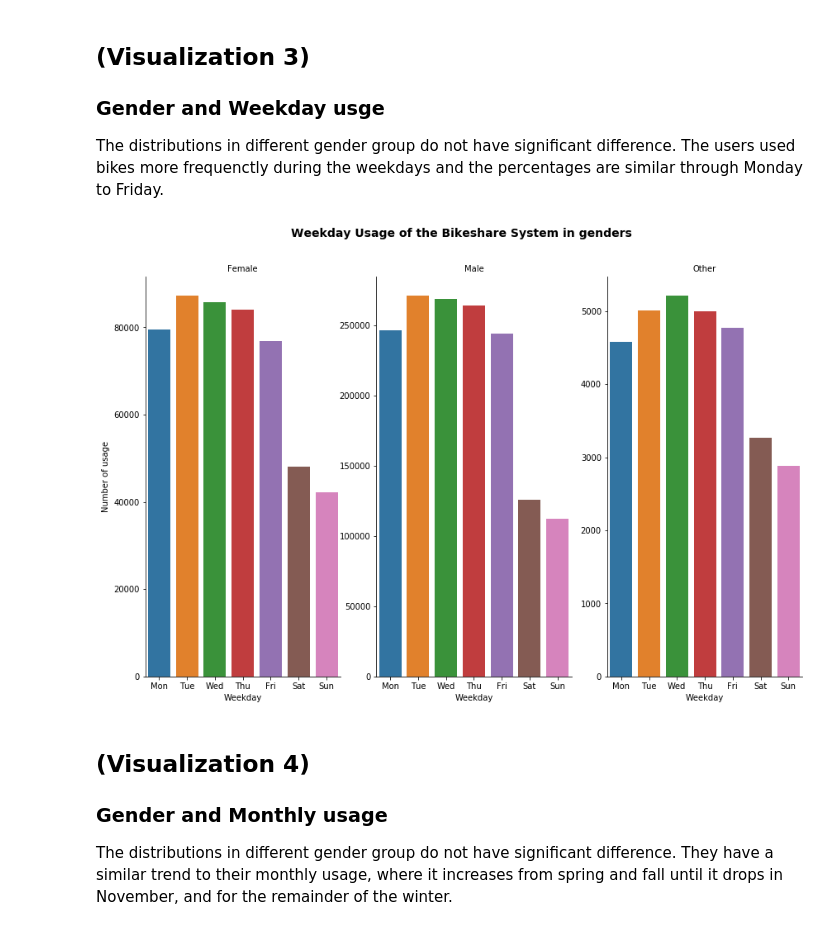
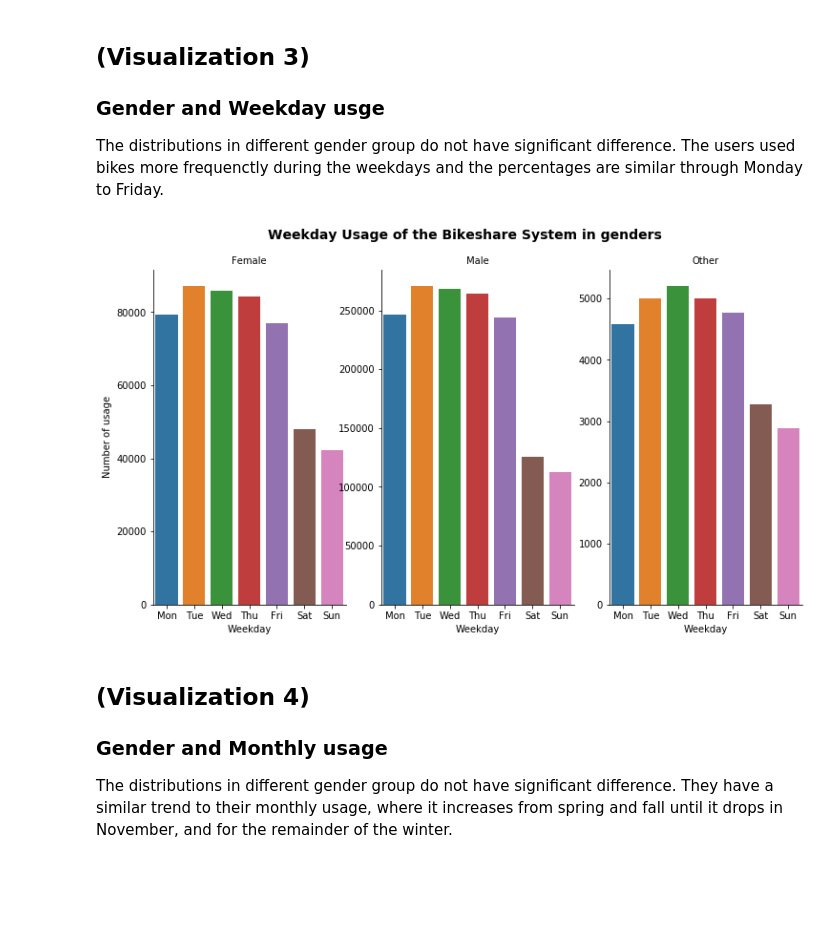
Before and after one commit to xc2496/Data-Visualization-a-bike-sharing-system, a Jupyter notebook: slide_deck_Xiaowen.ipynb, the cells around one changed output. Drawn from its saved outputs; the diff is of its cells as text; code cells hidden in the pictures; blank space fills up the shorter version.

```diff
--- a/slide_deck_Xiaowen.ipynb
+++ b/slide_deck_Xiaowen.ipynb
@@ -120,14 +121,15 @@ plt.gcf().set_size_inches(11.7, 8.27)
 
 The distributions in different gender group do not have significant difference. The users used bikes more frequenctly during the weekdays and the percentages are similar through Monday to Friday.
 # %%
+
 week = ['Mon', 'Tue', 'Wed', 'Thu', 'Fri', 'Sat', 'Sun']
 g = sb.catplot(data=bike, x='start_time_weekday', col="member_gender", kind='count', sharey = False, order = week)
 g.set_axis_labels("Weekday", "Number of usage")
 g.set_titles("{col_name}")
 g.fig.suptitle('Weekday Usage of the Bikeshare System in genders', y=1.03, fontsize=14, fontweight='semibold');
-plt.gcf().set_size_inches(11.7, 8.27)
+plt.gcf().set_size_inches(10, 6)
 # %% [output]
-[figure, old version]
+[figure, new version]
 # %% [markdown]
 ## (Visualization 4)
 ### Gender and Monthly usage
```
Also changed, not shown: parts of 10 cells of this notebook, 1 other file.
